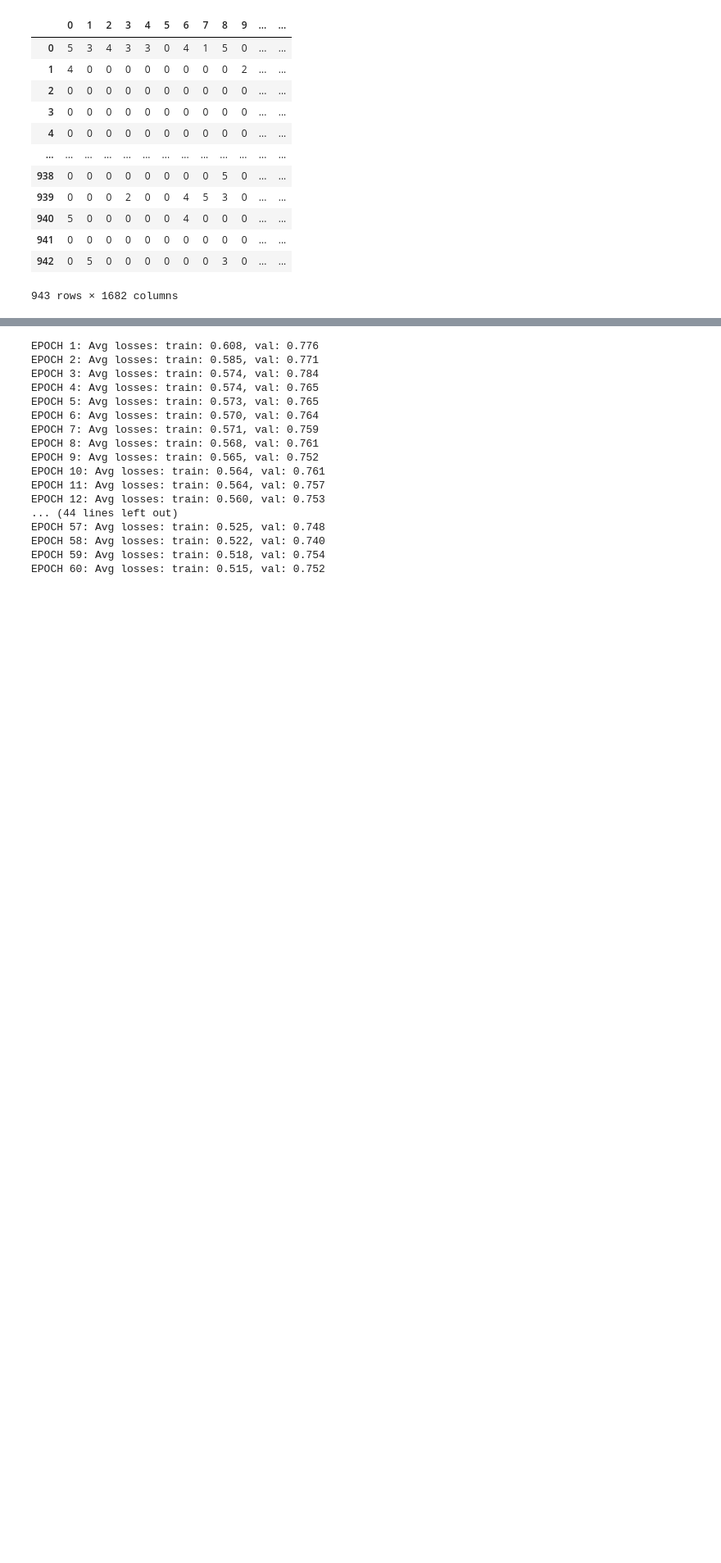
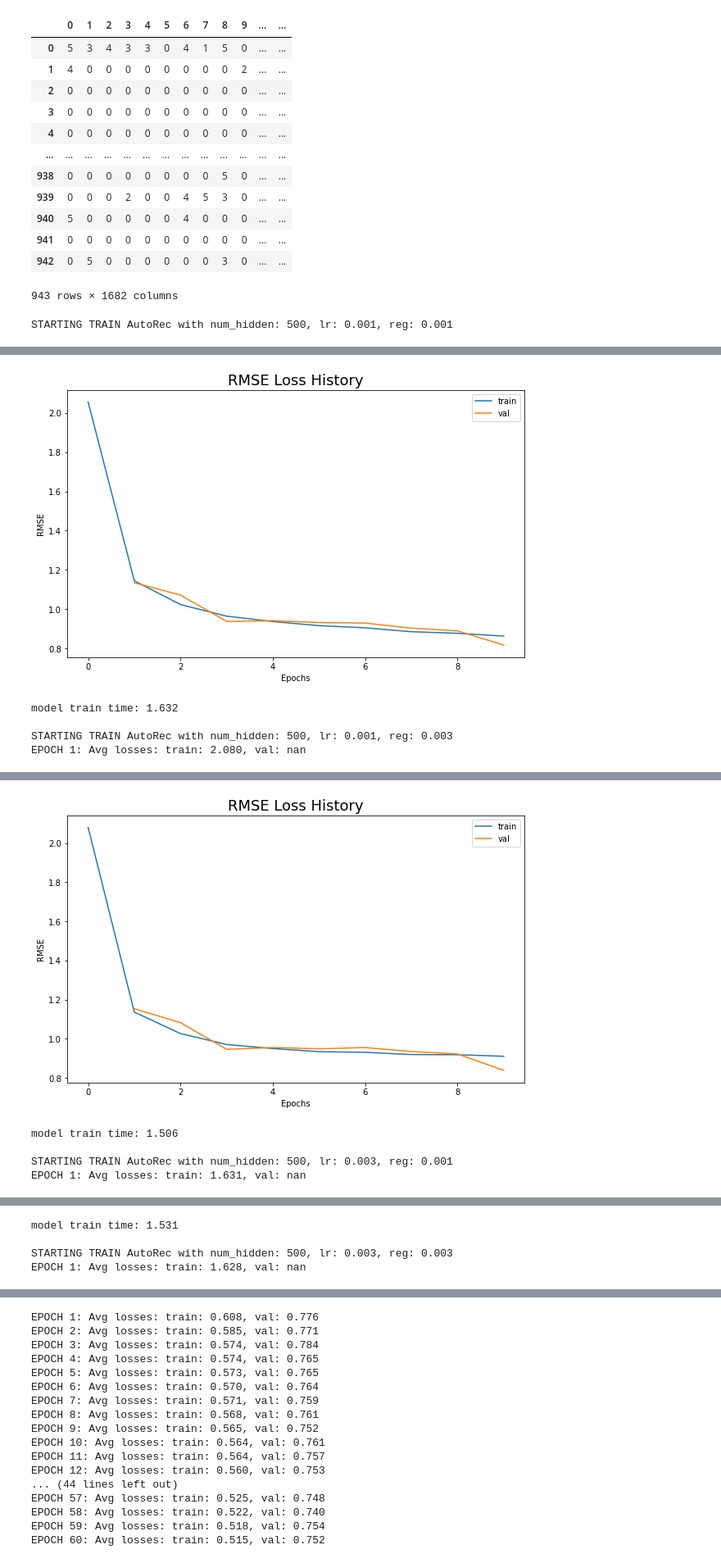
Before and after one commit to freddd1/AutoRec, a Jupyter notebook: driver.ipynb, the cells around one changed output, grey strips where cells are left out. Shown: that part at 82% size. Drawn from its saved outputs; the diff is of its cells as text; code cells hidden in the pictures; blank space fills up the shorter version.

```diff
--- a/driver.ipynb
+++ b/driver.ipynb
@@ -161,3 +145,42 @@ train
 # %%
 from src.autorec.model import AutoRec
 from src.autorec.training import AutoRecTrainer
+# %%
+import json
+from time import time
+from utils.plots import plot_train_history
+
+epochs = 10
+batch_size = 128
+
+for num_hidden in [500, 200]:
+    for lr in [0.001, 0.003]:
+        for reg in [0.001, 0.003]:
+            print(f'STARTING TRAIN AutoRec with num_hidden: {num_hidden}, lr: {lr}, reg: {reg}')
+            start_time = time()
+            model_dict = {}
+
+            num_users, num_items = train.shape
+
+            # Init model and trainer
+            model = AutoRec(num_hidden=512, num_features=num_users)
+            autorec_trainer = AutoRecTrainer(train, test, model, epochs=epochs, batch_size=batch_size, lr=lr, reg=reg)
+
+            # Train
+            autorec_trainer.train_model()
+
+            # Save parmas to model_dict
+            model_dict['model_params'] = model.params()
+            model_dict.update(autorec_trainer.params())
+            model_dict['train_losses'] = autorec_trainer.train_losses
+            model_dict['val_losses'] = autorec_trainer.val_losses
+
+            # Save model params to json file
+            file_name = f'models_params/AutoRec_{num_hidden}_{lr}_{reg}'
+            with open(file_name, 'w') as f:
+                json.dump(model_dict, f, indent=4)
+
+            plot_train_history(autorec_trainer.train_losses, autorec_trainer.val_losses)
+            print(f'model train time: {time() - start_time:.3f}\n')
+# %% [output]
+STARTING TRAIN AutoRec with num_hidden: 500, lr: 0.001, reg: 0.001
@@ -163,0 +197,5 @@ from src.autorec.training import AutoRecTrainer
+[figure, added]
+model train time: 1.632
+
+STARTING TRAIN AutoRec with num_hidden: 500, lr: 0.001, reg: 0.003
+EPOCH 1: Avg losses: train: 2.080, val: nan
@@ -163,0 +211,5 @@ from src.autorec.training import AutoRecTrainer
+[figure, added]
+model train time: 1.506
+
+STARTING TRAIN AutoRec with num_hidden: 500, lr: 0.003, reg: 0.001
+EPOCH 1: Avg losses: train: 1.631, val: nan
@@ -163,0 +226,4 @@ from src.autorec.training import AutoRecTrainer
+model train time: 1.531
+
+STARTING TRAIN AutoRec with num_hidden: 500, lr: 0.003, reg: 0.003
+EPOCH 1: Avg losses: train: 1.628, val: nan
```
Also changed, not shown: parts of 6 cells of this notebook, 4 other files.
